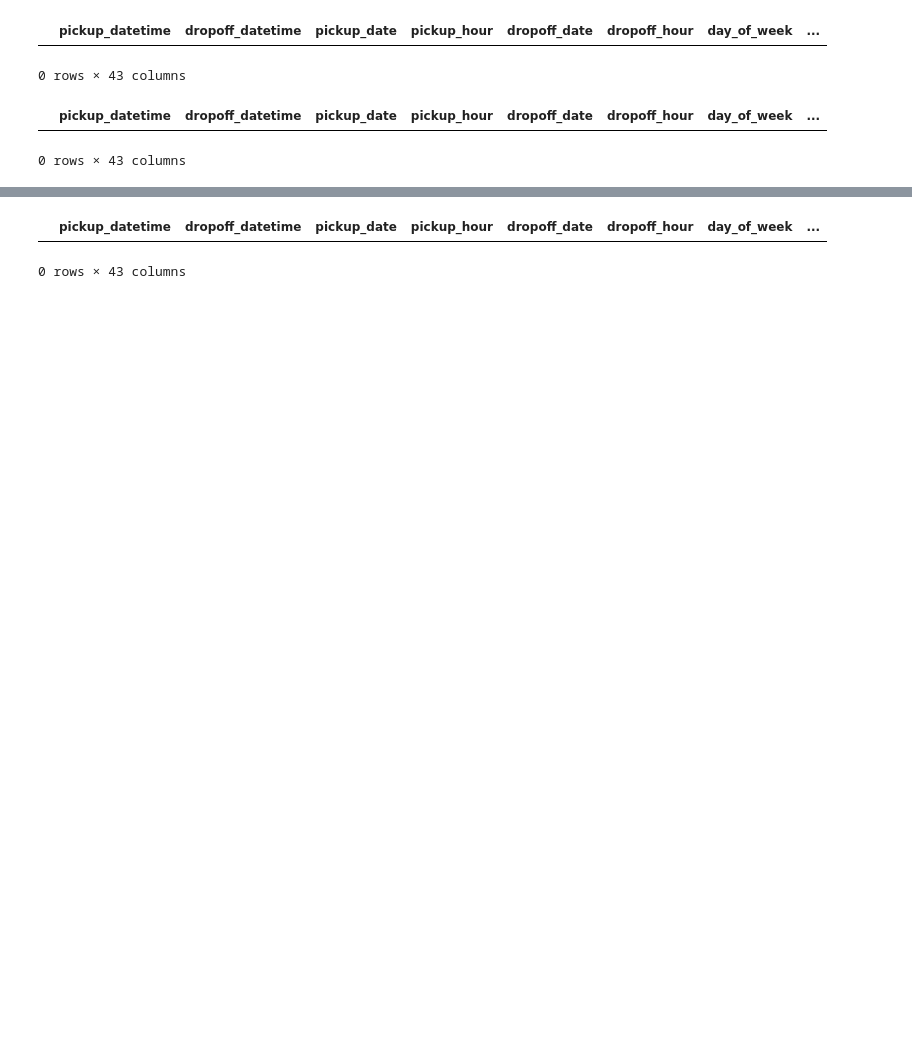
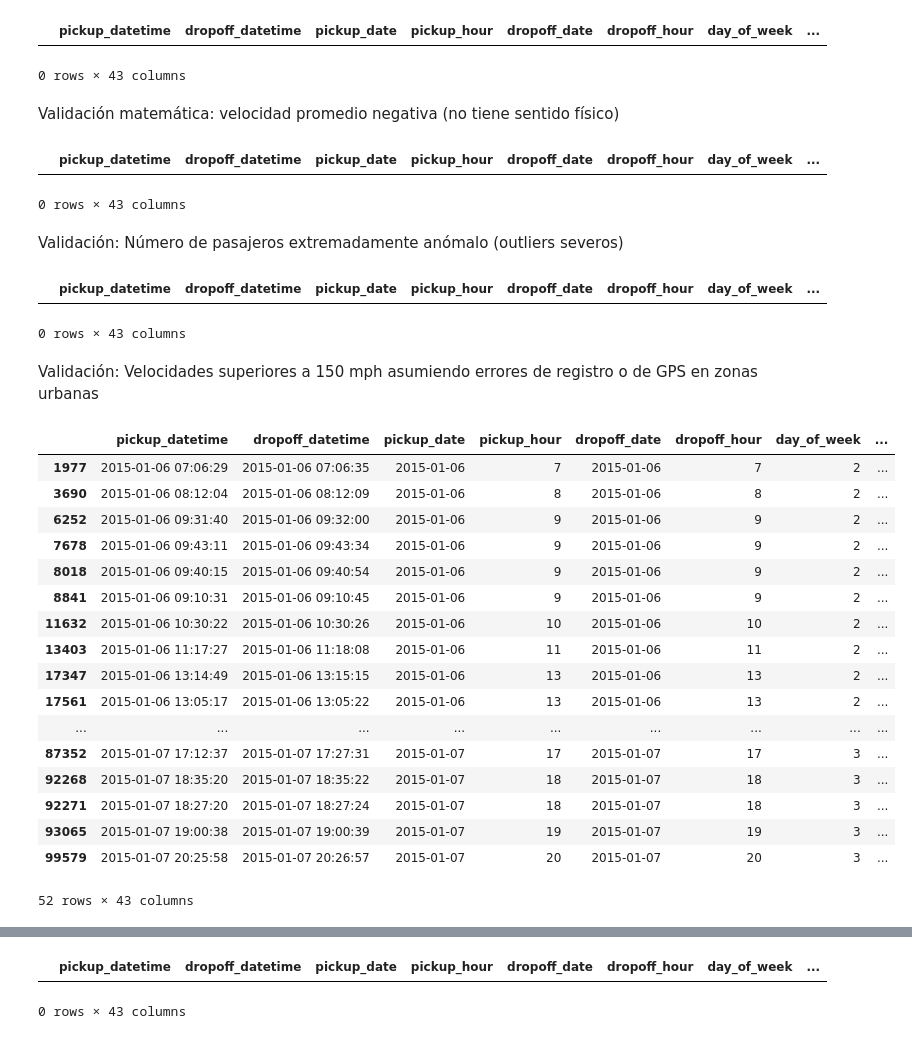
Before and after one commit to MatiasJaramillo/pset3, a Jupyter notebook: notebooks/04_validaciones_y_exploracion.ipynb, the cells around one changed output, grey strips where cells are left out. Saved outputs shown, nothing was run; the diff lists cells and outputs as text; code cells hidden in the pictures; blank space fills up the shorter version.

```diff
--- a/notebooks/04_validaciones_y_exploracion.ipynb
+++ b/notebooks/04_validaciones_y_exploracion.ipynb
@@ -153,8 +215,40 @@ df[df["trip_duration_min"] < 0]
 # %% [output]
 |  | pickup_datetime | dropoff_datetime | pickup_date | pickup_hour | dropoff_date | dropoff_hour | day_of_week | ... |
 0 rows × 43 columns
+# %% [markdown]
+Validación matemática: velocidad promedio negativa (no tiene sentido físico)
 # %%
 df[df["avg_speed_mph"] < 0]
 # %% [output]
 |  | pickup_datetime | dropoff_datetime | pickup_date | pickup_hour | dropoff_date | dropoff_hour | day_of_week | ... |
 0 rows × 43 columns
+# %% [markdown]
+Validación: Número de pasajeros extremadamente anómalo (outliers severos)
+# %%
+df[df['passenger_count'] > 10]
+# %% [output]
+|  | pickup_datetime | dropoff_datetime | pickup_date | pickup_hour | dropoff_date | dropoff_hour | day_of_week | ... |
+0 rows × 43 columns
+# %% [markdown]
+Validación: Velocidades superiores a 150 mph asumiendo errores de registro o de GPS en zonas urbanas
+# %%
+df[df['avg_speed_mph'] > 150]
+# %% [output]
+|  | pickup_datetime | dropoff_datetime | pickup_date | pickup_hour | dropoff_date | dropoff_hour | day_of_week | ... |
+| 1977 | 2015-01-06 07:06:29 | 2015-01-06 07:06:35 | 2015-01-06 | 7 | 2015-01-06 | 7 | 2 | ... |
+| 3690 | 2015-01-06 08:12:04 | 2015-01-06 08:12:09 | 2015-01-06 | 8 | 2015-01-06 | 8 | 2 | ... |
+| 6252 | 2015-01-06 09:31:40 | 2015-01-06 09:32:00 | 2015-01-06 | 9 | 2015-01-06 | 9 | 2 | ... |
+| 7678 | 2015-01-06 09:43:11 | 2015-01-06 09:43:34 | 2015-01-06 | 9 | 2015-01-06 | 9 | 2 | ... |
+| 8018 | 2015-01-06 09:40:15 | 2015-01-06 09:40:54 | 2015-01-06 | 9 | 2015-01-06 | 9 | 2 | ... |
+| 8841 | 2015-01-06 09:10:31 | 2015-01-06 09:10:45 | 2015-01-06 | 9 | 2015-01-06 | 9 | 2 | ... |
+| 11632 | 2015-01-06 10:30:22 | 2015-01-06 10:30:26 | 2015-01-06 | 10 | 2015-01-06 | 10 | 2 | ... |
+| 13403 | 2015-01-06 11:17:27 | 2015-01-06 11:18:08 | 2015-01-06 | 11 | 2015-01-06 | 11 | 2 | ... |
+| 17347 | 2015-01-06 13:14:49 | 2015-01-06 13:15:15 | 2015-01-06 | 13 | 2015-01-06 | 13 | 2 | ... |
+| 17561 | 2015-01-06 13:05:17 | 2015-01-06 13:05:22 | 2015-01-06 | 13 | 2015-01-06 | 13 | 2 | ... |
+| ... | ... | ... | ... | ... | ... | ... | ... | ... |
+| 87352 | 2015-01-07 17:12:37 | 2015-01-07 17:27:31 | 2015-01-07 | 17 | 2015-01-07 | 17 | 3 | ... |
+| 92268 | 2015-01-07 18:35:20 | 2015-01-07 18:35:22 | 2015-01-07 | 18 | 2015-01-07 | 18 | 3 | ... |
+| 92271 | 2015-01-07 18:27:20 | 2015-01-07 18:27:24 | 2015-01-07 | 18 | 2015-01-07 | 18 | 3 | ... |
+| 93065 | 2015-01-07 19:00:38 | 2015-01-07 19:00:39 | 2015-01-07 | 19 | 2015-01-07 | 19 | 3 | ... |
+| 99579 | 2015-01-07 20:25:58 | 2015-01-07 20:26:57 | 2015-01-07 | 20 | 2015-01-07 | 20 | 3 | ... |
+52 rows × 43 columns
```
Also changed, not shown: parts of 45 cells of this notebook, 4 other files.
